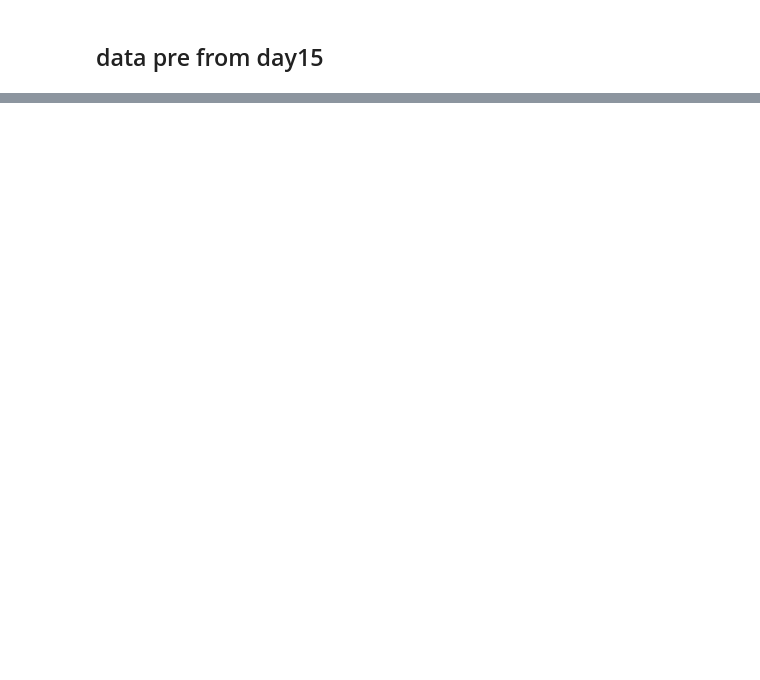
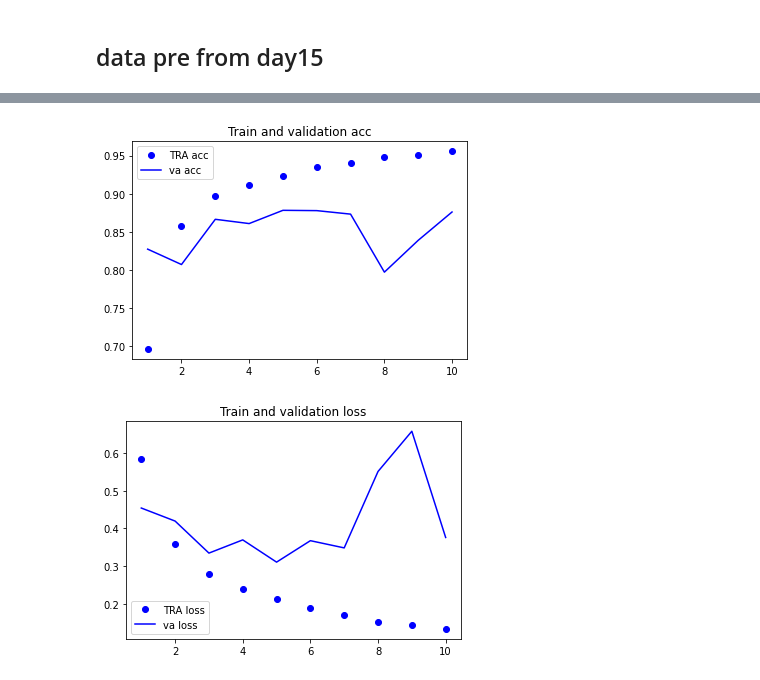
Before and after one commit to Wu-Fisher/my_tensorflow_learn, a Jupyter notebook: python/tensorflow/day16/gru_dropout_v2.ipynb, the cells around one changed output, grey strips where cells are left out. Saved outputs shown, nothing was run; the diff lists cells and outputs as text; code cells hidden in the pictures; blank space fills up the shorter version.

```diff
--- a/python/tensorflow/day16/gru_dropout_v2.ipynb
+++ b/python/tensorflow/day16/gru_dropout_v2.ipynb
@@ -89,0 +199,8 @@ test_steps = (len(float_data)-300001-lookback)//batch_size
+# %%
+model=Sequential()
+model.add(layers.Embedding(max_features,32))
+model.add(layers.Bidirectional(layers.LSTM(32)))
+model.add(layers.Dense(1,activation='sigmoid'))
+
+model.compile(optimizer='rmsprop',loss='binary_crossentropy',metrics=['acc'])
+history= model.fit(x_train,y_train,epochs=10,batch_size=128,validation_split=0.2)
@@ -89,0 +228,26 @@ test_steps = (len(float_data)-300001-lookback)//batch_size
+# %%
+from matplotlib import pyplot as plt
+acc= history.history['acc']
+val_acc = history.history['val_acc']
+loss=history.history['loss']
+val_loss=history.history['val_loss']
+
+epochs = range(1,len(loss)+1)
+
+plt.plot(epochs,acc,'bo',label='TRA acc')
+plt.plot(epochs,val_acc,'b',label='va acc')
+plt.title('Train and validation acc')
+plt.legend()
+plt.savefig('IMDB_biLSTM_v2_acc.png')
+plt.show()
+plt.figure()
+plt.plot(epochs,loss,'bo',label='TRA loss')
+plt.plot(epochs,val_loss,'b',label='va loss')
+plt.title('Train and validation loss')
+plt.legend()
+
+plt.savefig('GIMDB_biLSTM_v2_loss.png')
+plt.show()
+# %% [output]
+[figure, added]
+[figure, added]
```
Also changed, not shown: parts of 12 cells of this notebook, 4 other files.
